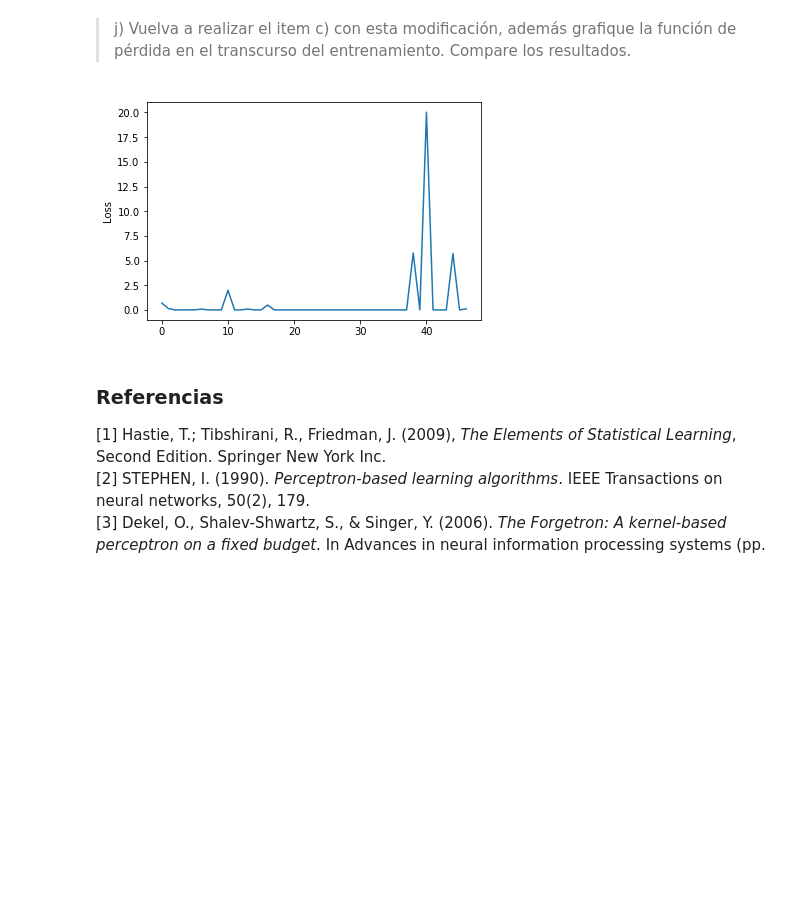
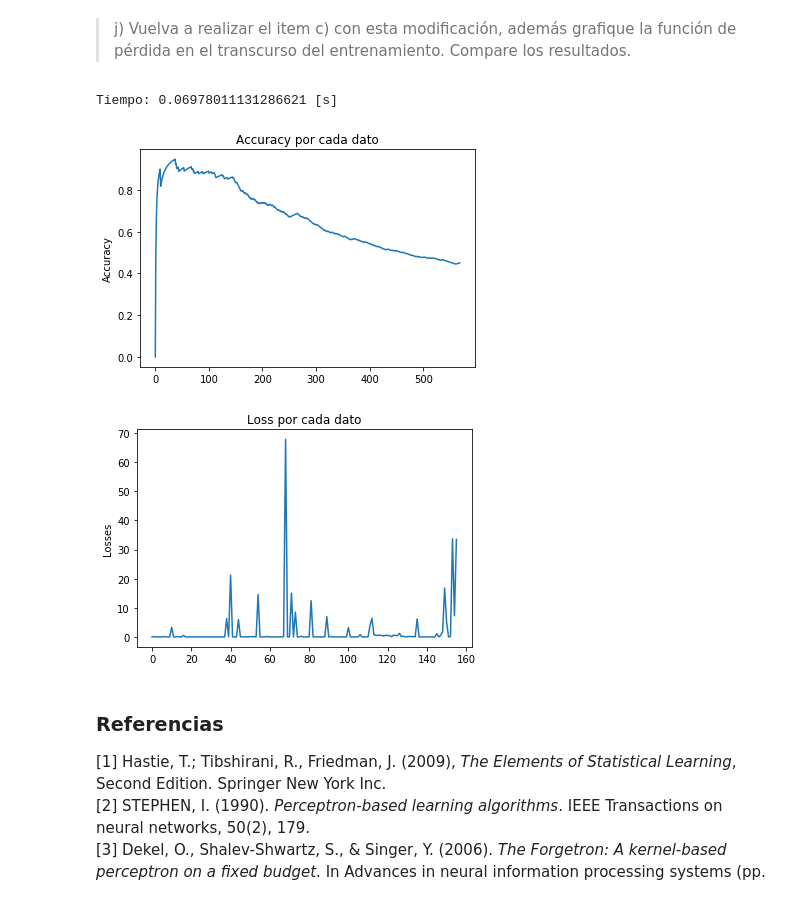
Before and after one commit to Sebaatd/MachineLearning-T0, a Jupyter notebook: Enunciado.ipynb, the cells around one changed output. Cells and saved outputs as stored; diff of their text form; code cells hidden in the pictures; blank space fills up the shorter version.

```diff
--- a/Enunciado.ipynb
+++ b/Enunciado.ipynb
@@ -355,49 +353,60 @@ def gradient(x_i, w, y):
 
 $$ \vec{w}^{(t+1)} \leftarrow \vec{w}^{(t)} - \eta \cdot \nabla_{\vec{w}^{(t)}} \ell $$
 # %%
-#Esto igual debiese estar listo; pero por ahora retorna solo pérdida y no accuracy.
-def train_sgd(x, y, n, N):
+def perceptron_sgd(x, y, n, N):
+    init_time = time()
     w = np.zeros(x[0].size)
+    correct = 0
+    acc_arr = []
+    losses = []
+
     mistakes = True
-    perd = []
-
     while(mistakes):
         mistakes = False
 
         for i in range(N):
-            l = ell(y[i], x[i], w)
-
-            #NOTA: En el algoritmo original, el optimo se encuenta cuando no hay error. Sin embargo, para calcular accuracy
-            #quizás esto se debiese cambiar por if l != y.
-            if l > 0:
+            if y[i] != f(x[i], w):
                 w = (w.T - (n * gradient(x[i], w, y[i]))).T
                 mistakes = True
 
-            perd.append(l)
+            else:
+                correct += 1
+
+            acc_arr.append(correct/(i+1))
+            l = ell(y[i], x[i], w)
+            losses.append(l)
 
         #Comentar break para ejecutar el entrenamiento completo
         break
 
-    return perd
+    end_time = time()
+    print("Tiempo:", end_time - init_time, "[s]")
+    return (acc_arr, losses)
 # %% [markdown]
 > j) Vuelva a realizar el item c) con esta modificación, además grafique la función de pérdida en el transcurso del entrenamiento. Compare los resultados.
 # %%
-from sklearn.datasets import load_breast_cancer
-from sklearn.preprocessing import StandardScaler
-
 X_train,y_train = load_breast_cancer(return_X_y=True)
 scaler = StandardScaler().fit(X_train)
 X_train = scaler.transform(X_train)
 X_train = np.c_[X_train, np.ones(len(X_train)) ] #add columns of 1's if you want
 
-a = train_sgd(X_train, y_train, 0.5, len(X_train))
+#TODO: Usar solo el 70% de los datos y no el 100%. El otro 30% es para test.
 
-import matplotlib.pyplot as plt
-plt.plot(a)
-plt.ylabel('Loss')
+accuracies, losses = perceptron_sgd(X_train, y_train, 0.5, len(X_train))
+
+plt.plot(accuracies)
+plt.title('Accuracy por cada dato')
+plt.ylabel('Accuracy')
 plt.show()
+
+plt.plot(losses)
+plt.title('Loss por cada dato')
+plt.ylabel('Losses')
+plt.show()
 # %% [output]
+Tiempo: 0.06978011131286621 [s]
-[figure, old version]
+[figure, new version]
+[figure, added]
 # %% [markdown]
 <a id="refs"></a>
 ### Referencias
```
Also changed, not shown: parts of 6 cells of this notebook.
